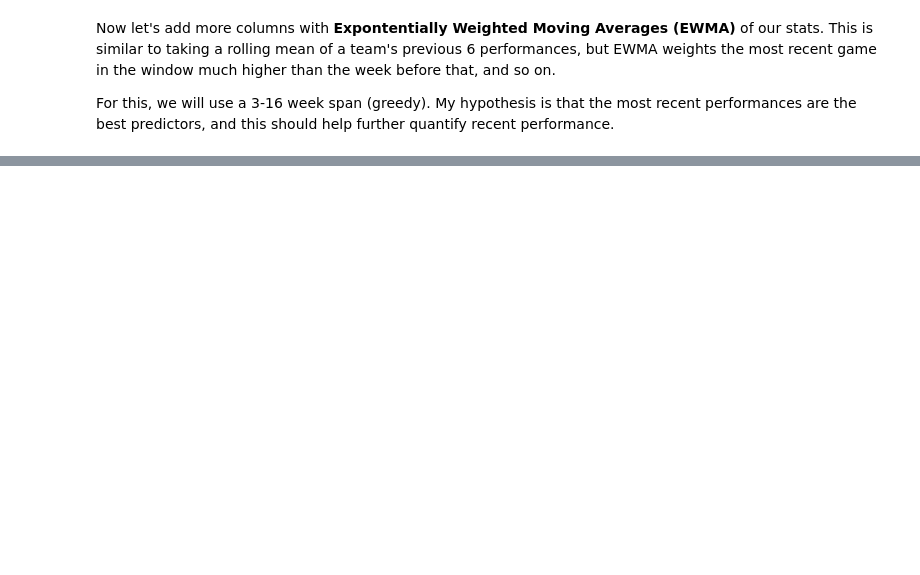
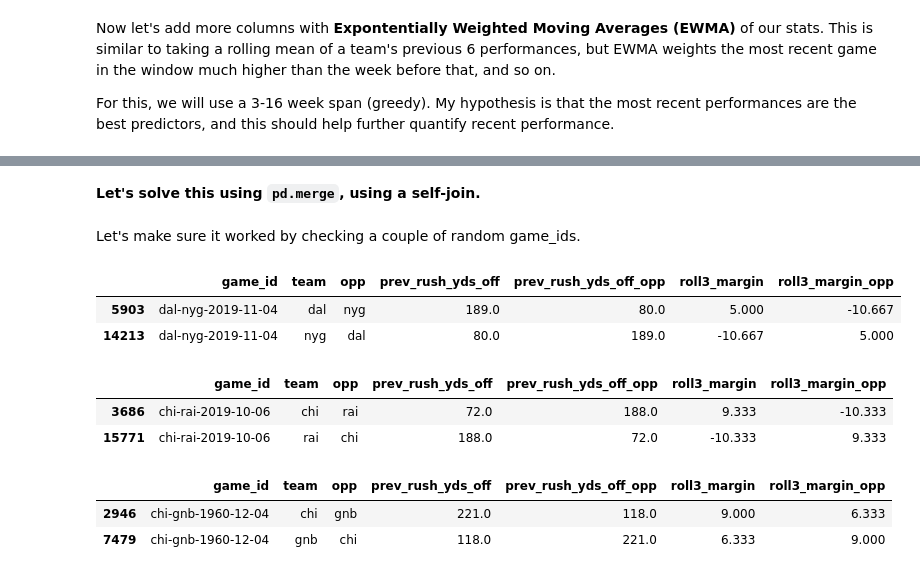
Before and after one commit to edubu2/metis-project2, a Jupyter notebook: code/clean_game_data.ipynb, the cells around one changed output, grey strips where cells are left out. Saved outputs shown, nothing was run; the diff lists cells and outputs as text; code cells hidden in the pictures; blank space fills up the shorter version.

```diff
--- a/code/clean_game_data.ipynb
+++ b/code/clean_game_data.ipynb
@@ -297,0 +395,2 @@ Looks good!!
+# %% [markdown]
+**Let's solve this using `pd.merge`, using a self-join.**
@@ -297,0 +403,27 @@ Looks good!!
+# %% [markdown]
+Let's make sure it worked by checking a couple of random game_ids.
+# %%
+mask = (game_df.game_id == 'dal-nyg-2019-11-04')
+
+game_df[mask][['game_id', 'team', 'opp', 'prev_rush_yds_off',
+                 'prev_rush_yds_off_opp', 'roll3_margin', 'roll3_margin_opp']]
+# %% [output]
+|  | game_id | team | opp | prev_rush_yds_off | prev_rush_yds_off_opp | roll3_margin | roll3_margin_opp |
+| 5903 | dal-nyg-2019-11-04 | dal | nyg | 189.0 | 80.0 | 5.000 | -10.667 |
+| 14213 | dal-nyg-2019-11-04 | nyg | dal | 80.0 | 189.0 | -10.667 | 5.000 |
+# %%
+mask = (game_df.game_id == 'chi-rai-2019-10-06')
+game_df[mask][['game_id', 'team', 'opp', 'prev_rush_yds_off',
+                 'prev_rush_yds_off_opp', 'roll3_margin', 'roll3_margin_opp']]
+# %% [output]
+|  | game_id | team | opp | prev_rush_yds_off | prev_rush_yds_off_opp | roll3_margin | roll3_margin_opp |
+| 3686 | chi-rai-2019-10-06 | chi | rai | 72.0 | 188.0 | 9.333 | -10.333 |
+| 15771 | chi-rai-2019-10-06 | rai | chi | 188.0 | 72.0 | -10.333 | 9.333 |
+# %%
+mask = (game_df.game_id == 'chi-gnb-1960-12-04')
+game_df[mask][['game_id', 'team', 'opp', 'prev_rush_yds_off',
+                 'prev_rush_yds_off_opp', 'roll3_margin', 'roll3_margin_opp']]
+# %% [output]
+|  | game_id | team | opp | prev_rush_yds_off | prev_rush_yds_off_opp | roll3_margin | roll3_margin_opp |
+| 2946 | chi-gnb-1960-12-04 | chi | gnb | 221.0 | 118.0 | 9.000 | 6.333 |
+| 7479 | chi-gnb-1960-12-04 | gnb | chi | 118.0 | 221.0 | 6.333 | 9.000 |
```
Also changed, not shown: parts of 27 cells of this notebook, 1 other file.
